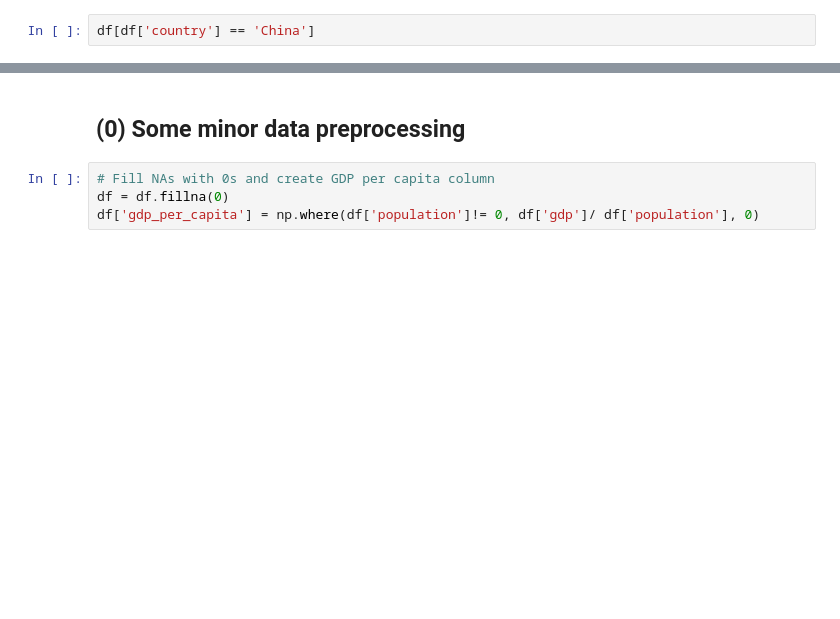
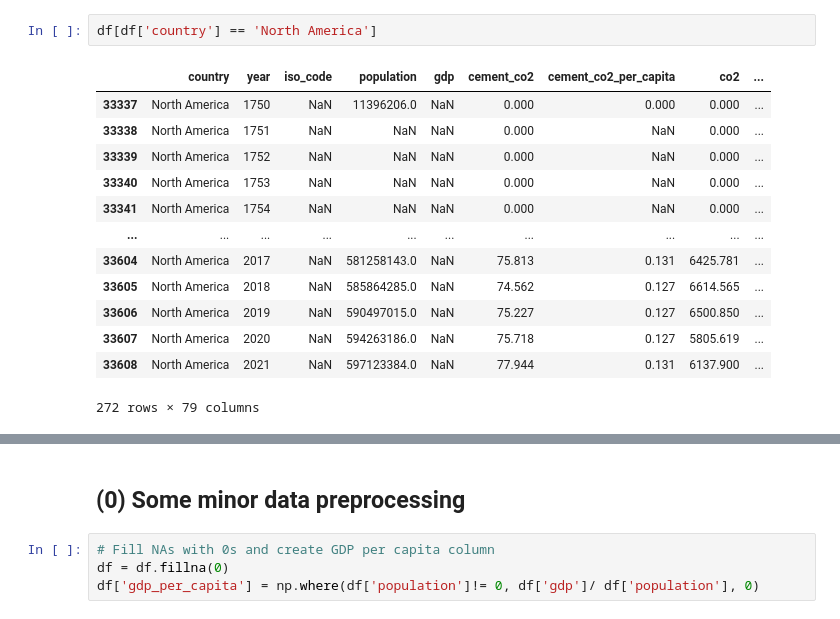
Before and after one commit to gabrielrago/DataAnalyticsFirst, a Jupyter notebook: Interactive_dashboard.ipynb, the cells around one changed output, grey strips where cells are left out. Drawn from its saved outputs; the diff is of its cells as text; blank space fills up the shorter version.

```diff
--- a/Interactive_dashboard.ipynb
+++ b/Interactive_dashboard.ipynb
@@ -74,3 +150,17 @@ df
 # %%
-df[df['country'] == 'China']
+df[df['country'] == 'North America']
+# %% [output]
+|  | country | year | iso_code | population | gdp | cement_co2 | cement_co2_per_capita | co2 | ... |
+| 33337 | North America | 1750 | NaN | 11396206.0 | NaN | 0.000 | 0.000 | 0.000 | ... |
+| 33338 | North America | 1751 | NaN | NaN | NaN | 0.000 | NaN | 0.000 | ... |
+| 33339 | North America | 1752 | NaN | NaN | NaN | 0.000 | NaN | 0.000 | ... |
+| 33340 | North America | 1753 | NaN | NaN | NaN | 0.000 | NaN | 0.000 | ... |
+| 33341 | North America | 1754 | NaN | NaN | NaN | 0.000 | NaN | 0.000 | ... |
+| ... | ... | ... | ... | ... | ... | ... | ... | ... | ... |
+| 33604 | North America | 2017 | NaN | 581258143.0 | NaN | 75.813 | 0.131 | 6425.781 | ... |
+| 33605 | North America | 2018 | NaN | 585864285.0 | NaN | 74.562 | 0.127 | 6614.565 | ... |
+| 33606 | North America | 2019 | NaN | 590497015.0 | NaN | 75.227 | 0.127 | 6500.850 | ... |
+| 33607 | North America | 2020 | NaN | 594263186.0 | NaN | 75.718 | 0.127 | 5805.619 | ... |
+| 33608 | North America | 2021 | NaN | 597123384.0 | NaN | 77.944 | 0.131 | 6137.900 | ... |
+272 rows × 79 columns
 # %%
```
Also changed, not shown: parts of 31 cells of this notebook.
